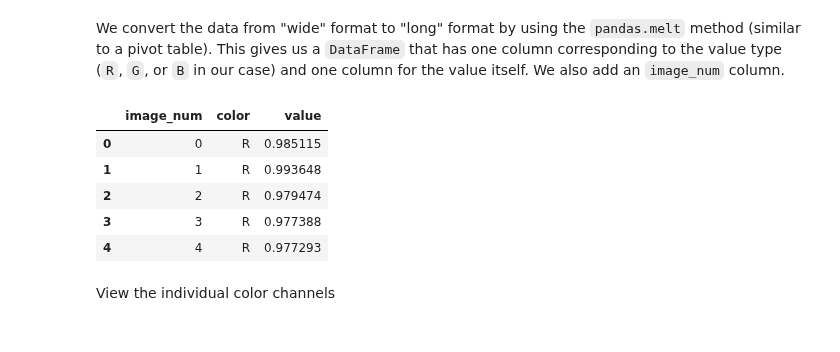
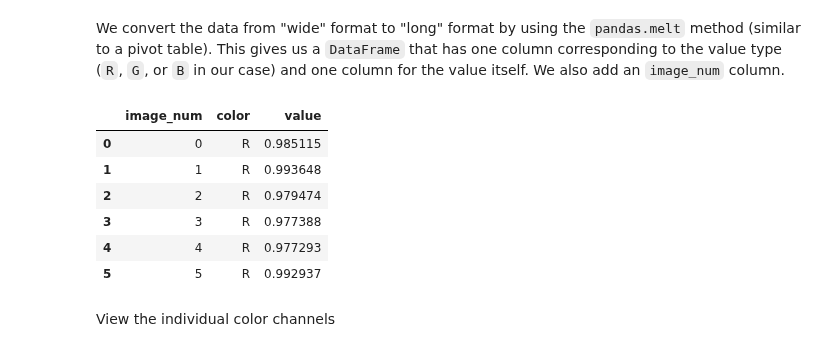
Before and after one commit to panoptes/panoptes-pipeline, a Jupyter notebook: notebooks/PSC & Lightcurves.ipynb, the cells around one changed output. Drawn from its saved outputs; the diff is of its cells as text; code cells hidden in the pictures.

```diff
--- a/notebooks/PSC & Lightcurves.ipynb
+++ b/notebooks/PSC & Lightcurves.ipynb
@@ -111,7 +112,7 @@ ax3.imshow(b_data, cmap='Blues')
 [figure]
 # %%
 # Show a number of stamps together along with the full stamp
-num_stamps = 4
+num_stamps = 6
 fig, ax = plt.subplots(num_stamps,4)
 fig.set_size_inches(10.5, 10.5)
 
@@ -159,17 +160,19 @@ We convert the data from "wide" format to "long" format by using the `pandas.mel
 # %%
 # Add a column for image number
 norms['image_num'] = pd.Series([i for i in range(len(times))])
 
 # melt the data into long format
 lc_data = pd.melt(norms, id_vars=['image_num'], value_vars=list('RGB'), var_name='color')
-lc_data[0:5]
+
+lc_data[0:6]
 # %% [output]
 |  | image_num | color | value |
 | 0 | 0 | R | 0.985115 |
 | 1 | 1 | R | 0.993648 |
 | 2 | 2 | R | 0.979474 |
 | 3 | 3 | R | 0.977388 |
 | 4 | 4 | R | 0.977293 |
+| 5 | 5 | R | 0.992937 |
 # %% [markdown]
 View the individual color channels
 # %%
```
Also changed, not shown: parts of 2 cells of this notebook.
